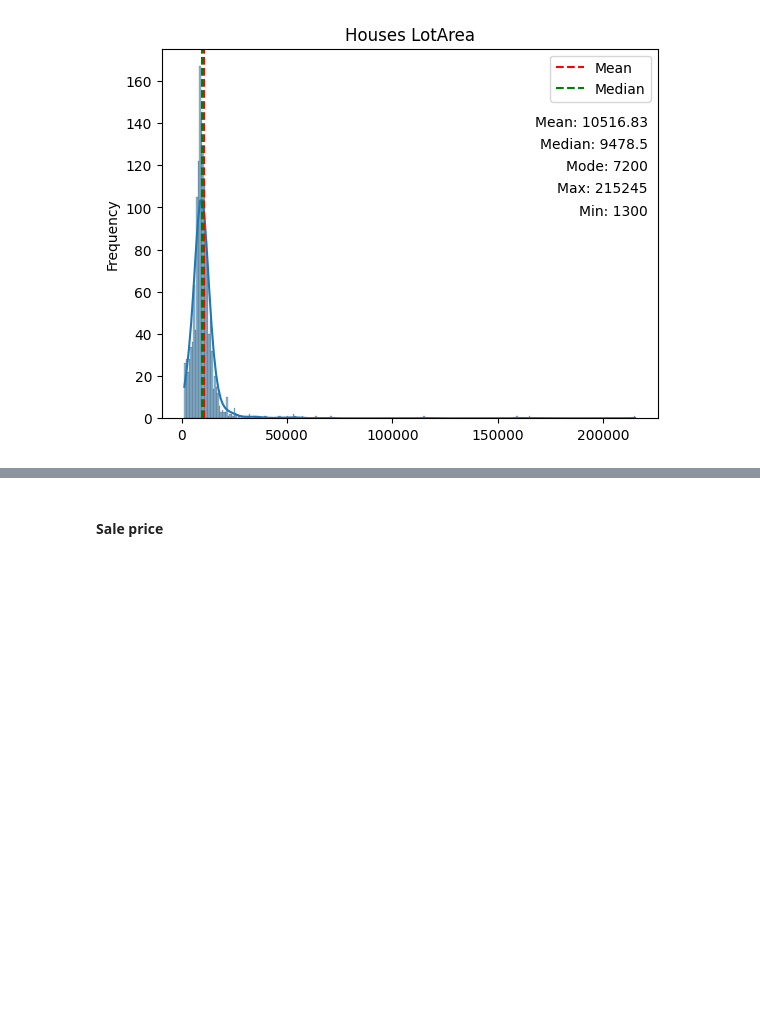
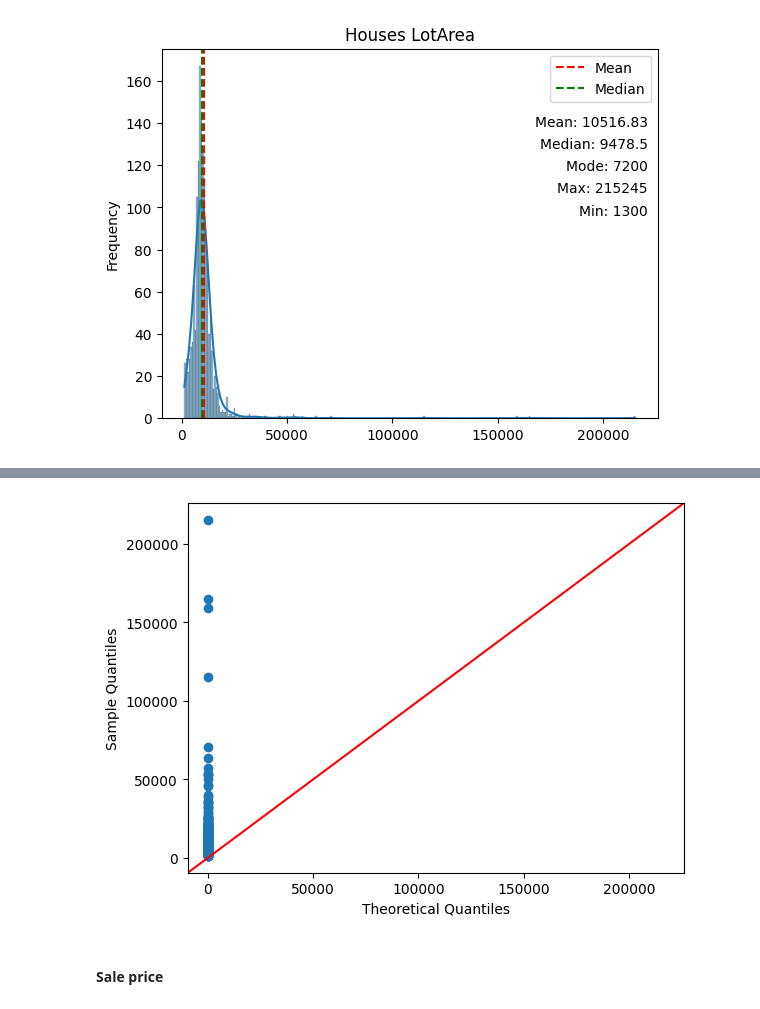
Before and after one commit to DannyEst6109/HT3-DataMining, a Jupyter notebook: analisisExploratorio.ipynb, the cells around one changed output, grey strips where cells are left out. Saved outputs shown, nothing was run; the diff lists cells and outputs as text; code cells hidden in the pictures; blank space fills up the shorter version.

```diff
--- a/analisisExploratorio.ipynb
+++ b/analisisExploratorio.ipynb
@@ -146,3 +160,7 @@ Name: LotArea, dtype: float64
+# %%
+sm.qqplot(data[['LotArea']],line='45')
+# %% [output]
+[figure, added]
 # %% [markdown]
 #### Sale price
 # %%
```
Also changed, not shown: parts of 7 cells of this notebook.
